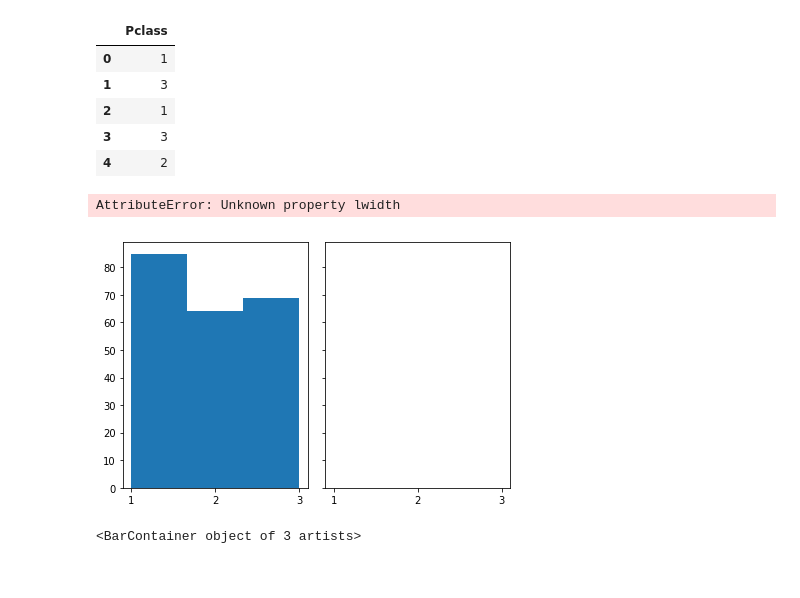
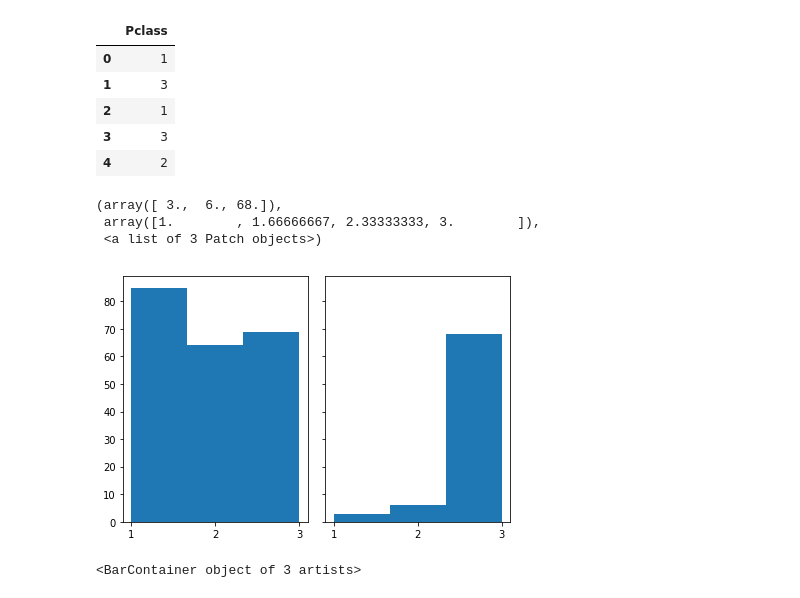
Before and after one commit to Pballer/dsc-using-sql-with-pandas-lab-dc-ds-071519, a Jupyter notebook: index.ipynb, the cells around one changed output. Cells and saved outputs as stored; diff of their text form; code cells hidden in the pictures.

```diff
--- a/index.ipynb
+++ b/index.ipynb
@@ -322,11 +322,13 @@ survived_females_by_pclass_df.head()
 # %%
 fig, axs = plt.subplots(1, 2, sharey=True, sharex=True, tight_layout=True)
 plt.xticks(range(1,4))
-axs[0].hist('Pclass', data=survived_females_by_pclass_df, bins=3, lwidth=0.5)
+axs[0].hist('Pclass', data=survived_females_by_pclass_df, bins=3, lw=0.5)
 axs[1].hist('Pclass', data=died_females_by_pclass_df, bins=3)
 # %% [output]
-AttributeError: Unknown property lwidth
+(array([ 3.,  6., 68.]),
+ array([1.        , 1.66666667, 2.33333333, 3.        ]),
+ <a list of 3 Patch objects>)
-[figure, old version]
+[figure, new version]
 # %%
 fig, axs = plt.subplots(1, 2, sharey=True, sharex=True, tight_layout=True)
 axs[0].bar('Pclass', 'count', data=survived_females_by_pclass_df)
```
